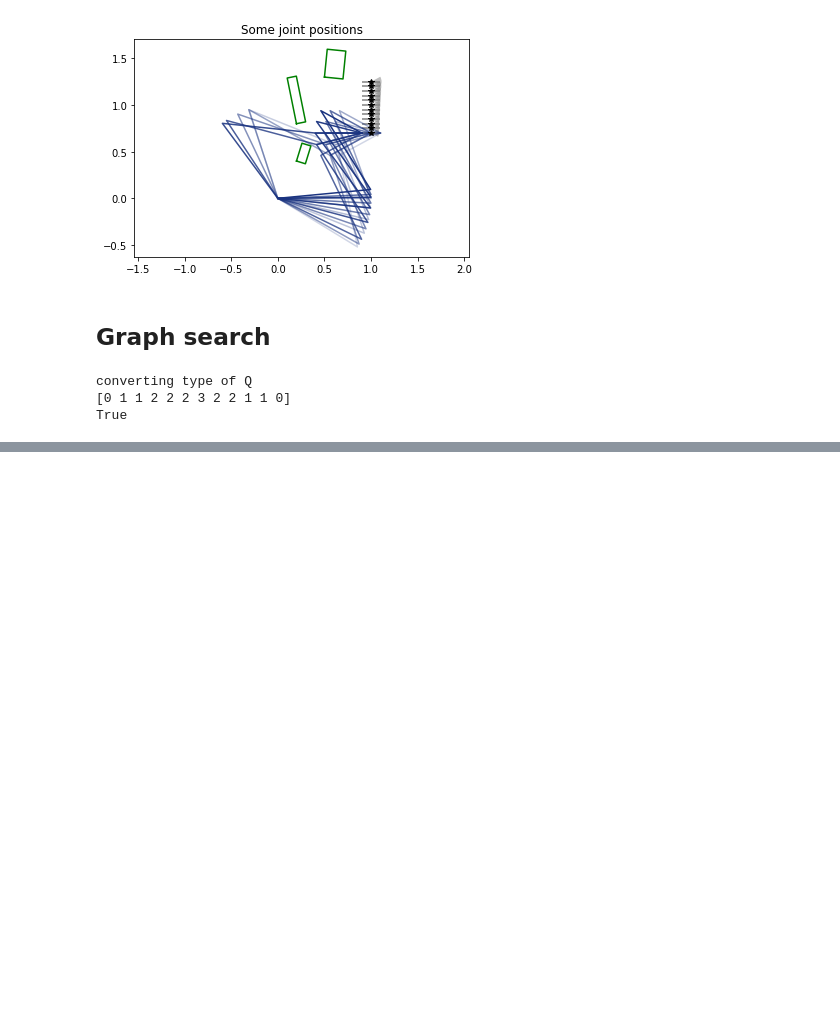
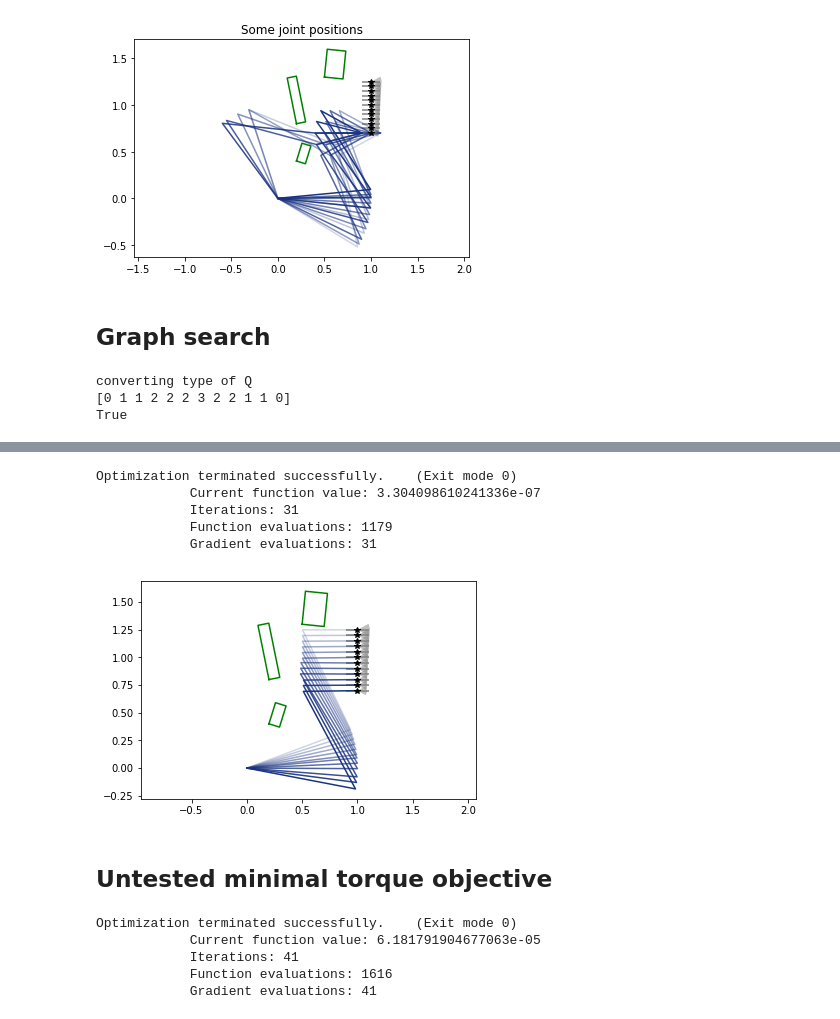
Before and after one commit to JeroenDM/planar_python_robotics, a Jupyter notebook: example_3R_robot.py.ipynb, the cells around one changed output, grey strips where cells are left out. Saved outputs shown, nothing was run; the diff lists cells and outputs as text; code cells hidden in the pictures; blank space fills up the shorter version.

```diff
--- a/example_3R_robot.py.ipynb
+++ b/example_3R_robot.py.ipynb
@@ -103,0 +129,30 @@ plt.show()
+# %%
+weights = w={'joint_motion': 0.0, 'path_error': 1.0, 'torque': 0.0}
+q_opt2, dq_opt, ddq_opt = get_optimal_trajectory(robot1, path1, q_init, w=weights)
+# %% [output]
+Optimization terminated successfully.    (Exit mode 0)
+            Current function value: 3.304098610241336e-07
+            Iterations: 31
+            Function evaluations: 1179
+            Gradient evaluations: 31
+# %%
+fig7, ax7 = plt.subplots()
+ax7.axis('equal')
+robot1.plot_path_kinematics(ax7, q_opt2)
+for r in sc1: r.plot(ax7, 'g')
+for tp in path1: tp.plot(ax7)
+plt.show()
+# %% [output]
+[figure, added]
+# %% [markdown]
+## Untested minimal torque objective
+# %%
+robot1.set_link_inertia([1, 1, 1], [0.5, 0.5, 0.25], [0.05, 0.05, 0.05])
+weights = w={'joint_motion': 0.0, 'path_error': 0.0, 'torque': 1.0}
+q_opt3, dq_opt, ddq_opt = get_optimal_trajectory(robot1, path1, q_init, w=weights)
+# %% [output]
+Optimization terminated successfully.    (Exit mode 0)
+            Current function value: 6.181791904677063e-05
+            Iterations: 41
+            Function evaluations: 1616
+            Gradient evaluations: 41
```
Also changed, not shown: parts of 13 cells of this notebook, 3 other files.
